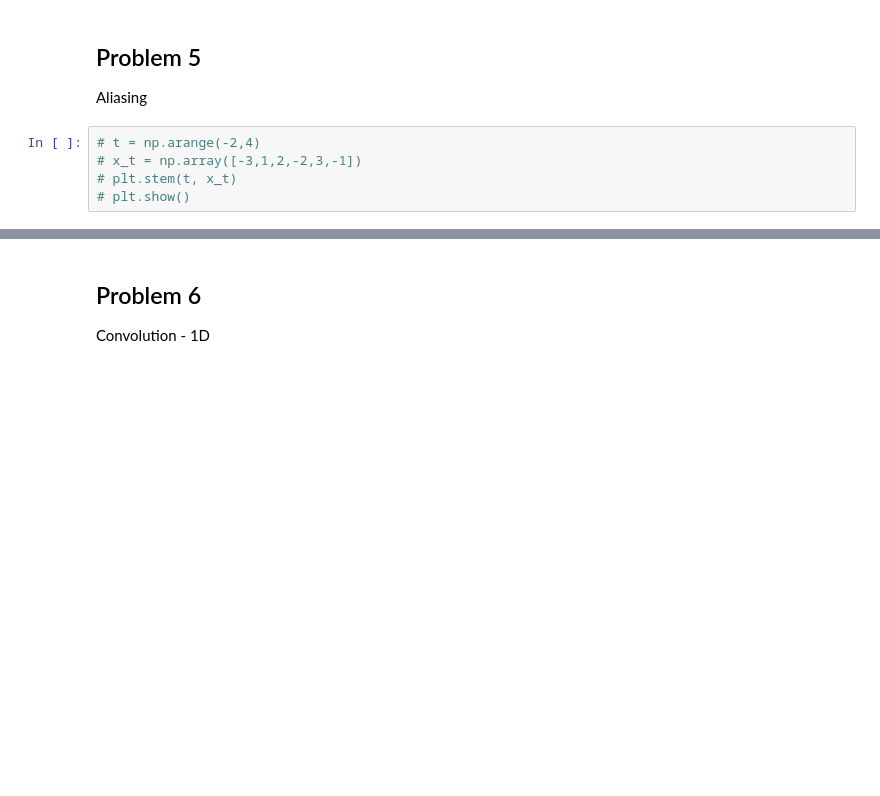
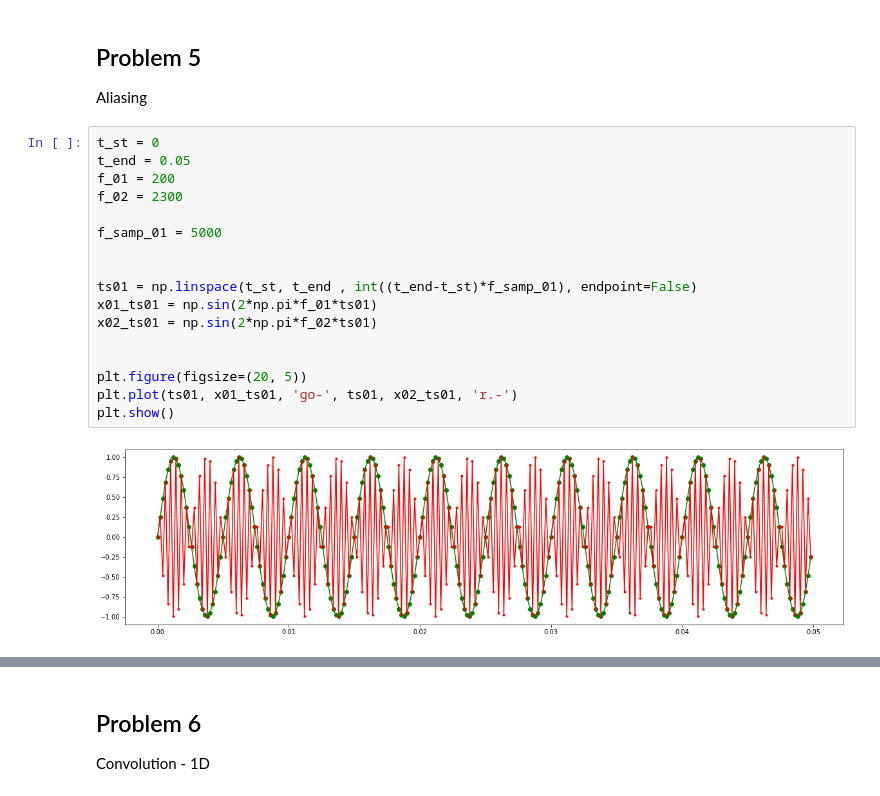
Before and after one commit to Pataweepr/ComEngMath2, a Jupyter notebook: (ComEngMath2)Lab5.ipynb, the cells around one changed output, grey strips where cells are left out. Saved outputs shown, nothing was run; the diff lists cells and outputs as text; blank space fills up the shorter version.

```diff
--- a/(ComEngMath2)Lab5.ipynb
+++ b/(ComEngMath2)Lab5.ipynb
@@ -75,8 +81,22 @@ $x(t) = \left\{ -1,\frac{1}{2},\frac{3}{4},-\frac{1}{5},1 \right \},\, h(n)=\lef
 # %% [markdown]
 ## Problem 5
 Aliasing
-# %%
-# t = np.arange(-2,4)
-# x_t = np.array([-3,1,2,-2,3,-1])
-# plt.stem(t, x_t)
-# plt.show()
+# %%
+t_st = 0
+t_end = 0.05
+f_01 = 200
+f_02 = 2300
+
+f_samp_01 = 5000
+
+
+ts01 = np.linspace(t_st, t_end , int((t_end-t_st)*f_samp_01), endpoint=False)
+x01_ts01 = np.sin(2*np.pi*f_01*ts01)
+x02_ts01 = np.sin(2*np.pi*f_02*ts01)
+
+
+plt.figure(figsize=(20, 5))
+plt.plot(ts01, x01_ts01, 'go-', ts01, x02_ts01, 'r.-')
+plt.show()
+# %% [output]
+[figure, added]
```
Also changed, not shown: parts of 17 cells of this notebook.
